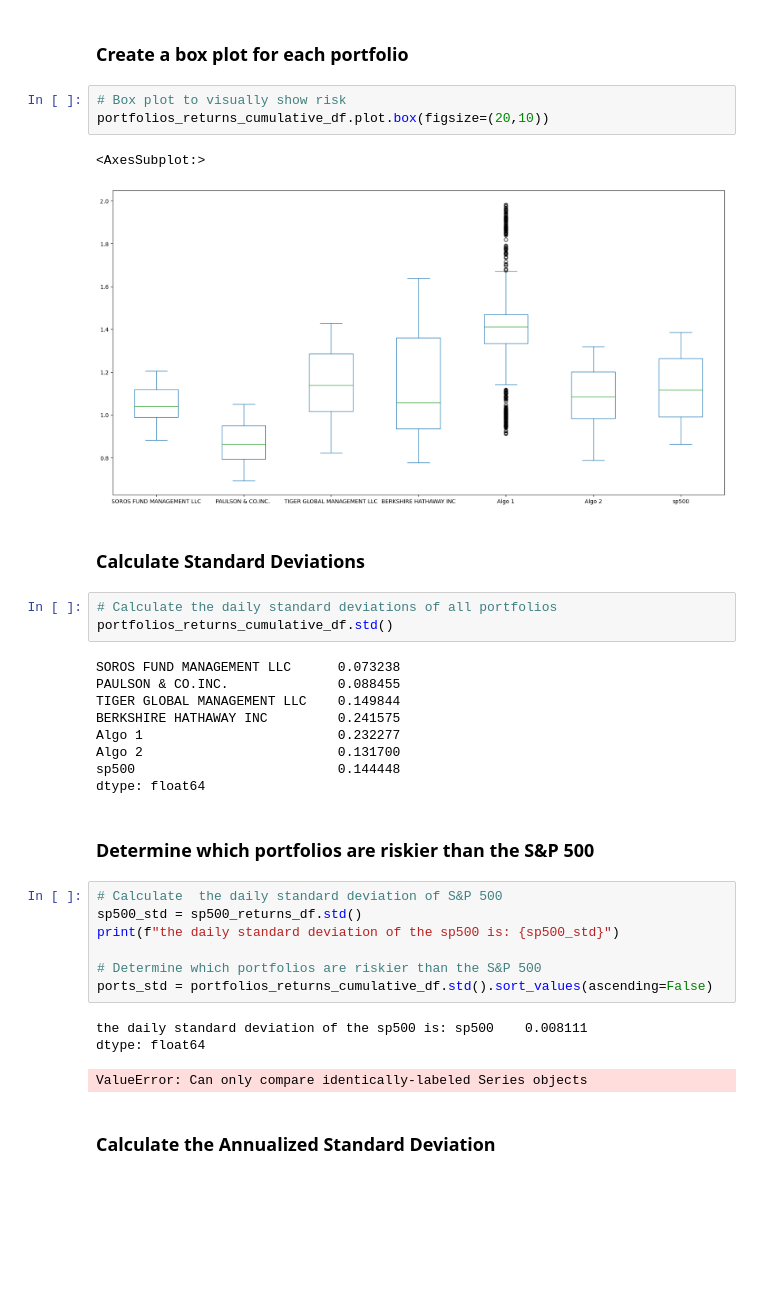
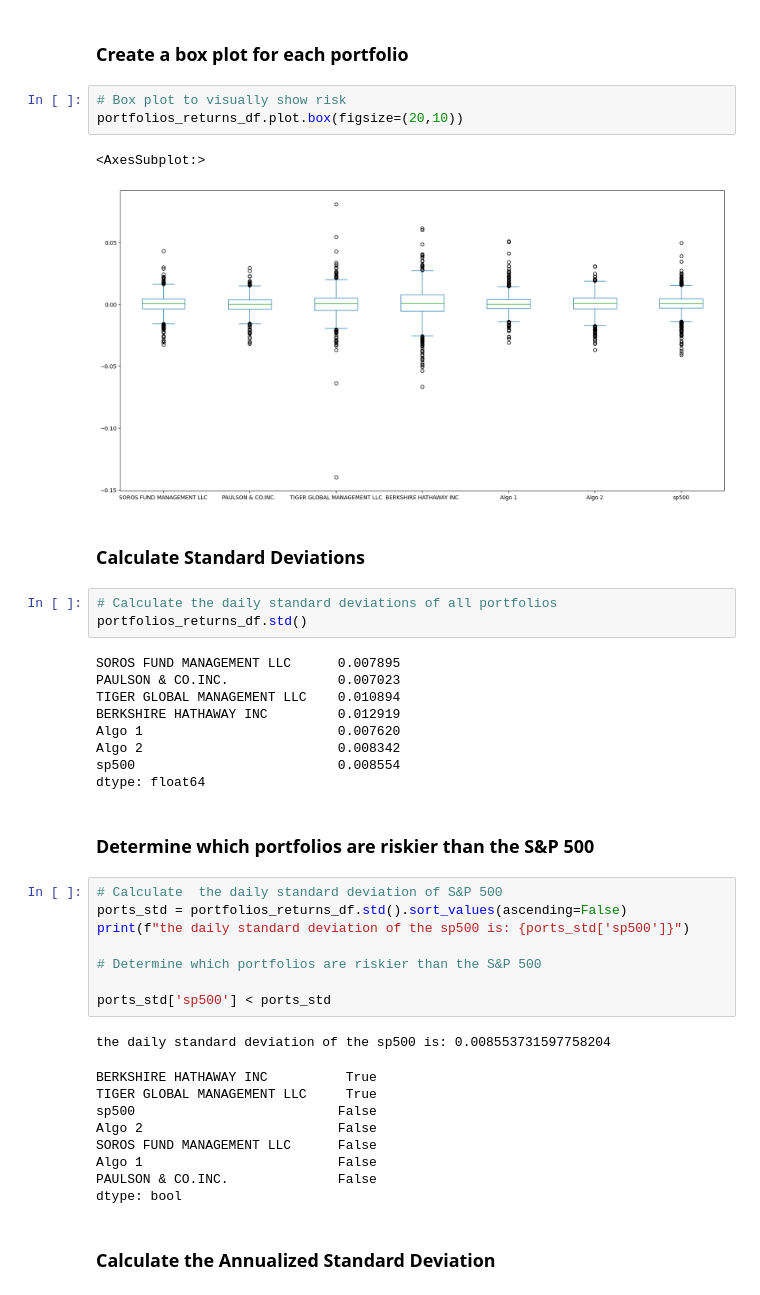
Before and after one commit to scoopcash/Module4, a Jupyter notebook: Starter_Code 2/whale_analysis.ipynb, the cells around one changed output. Cells and saved outputs as stored; diff of their text form; blank space fills up the shorter version.

```diff
--- a/Starter_Code 2/whale_analysis.ipynb
+++ b/Starter_Code 2/whale_analysis.ipynb
@@ -263,37 +263,44 @@ Determine the _risk_ of each portfolio:
 ### Create a box plot for each portfolio
 # %%
 # Box plot to visually show risk
-portfolios_returns_cumulative_df.plot.box(figsize=(20,10))
+portfolios_returns_df.plot.box(figsize=(20,10))
 # %% [output]
 <AxesSubplot:>
-[figure, old version]
+[figure, new version]
 # %% [markdown]
 ### Calculate Standard Deviations
 # %%
 # Calculate the daily standard deviations of all portfolios
-portfolios_returns_cumulative_df.std()
+portfolios_returns_df.std()
 # %% [output]
-SOROS FUND MANAGEMENT LLC      0.073238
-PAULSON & CO.INC.              0.088455
-TIGER GLOBAL MANAGEMENT LLC    0.149844
-BERKSHIRE HATHAWAY INC         0.241575
-Algo 1                         0.232277
-Algo 2                         0.131700
-sp500                          0.144448
+SOROS FUND MANAGEMENT LLC      0.007895
+PAULSON & CO.INC.              0.007023
+TIGER GLOBAL MANAGEMENT LLC    0.010894
+BERKSHIRE HATHAWAY INC         0.012919
+Algo 1                         0.007620
+Algo 2                         0.008342
+sp500                          0.008554
 dtype: float64
 # %% [markdown]
 ### Determine which portfolios are riskier than the S&P 500
 # %%
 # Calculate  the daily standard deviation of S&P 500
-sp500_std = sp500_returns_df.std()
-print(f"the daily standard deviation of the sp500 is: {sp500_std}")
+ports_std = portfolios_returns_df.std().sort_values(ascending=False)
+print(f"the daily standard deviation of the sp500 is: {ports_std['sp500']}")
 
 # Determine which portfolios are riskier than the S&P 500
-ports_std = portfolios_returns_cumulative_df.std().sort_values(ascending=False)
+
+ports_std['sp500'] < ports_std
 # %% [output]
-the daily standard deviation of the sp500 is: sp500    0.008111
-dtype: float64
+the daily standard deviation of the sp500 is: 0.008553731597758204
-ValueError: Can only compare identically-labeled Series objects
+BERKSHIRE HATHAWAY INC          True
+TIGER GLOBAL MANAGEMENT LLC     True
+sp500                          False
+Algo 2                         False
+SOROS FUND MANAGEMENT LLC      False
+Algo 1                         False
+PAULSON & CO.INC.              False
+dtype: bool
 # %% [markdown]
 ### Calculate the Annualized Standard Deviation
 # %%
```
Also changed, not shown: parts of 29 cells of this notebook.
